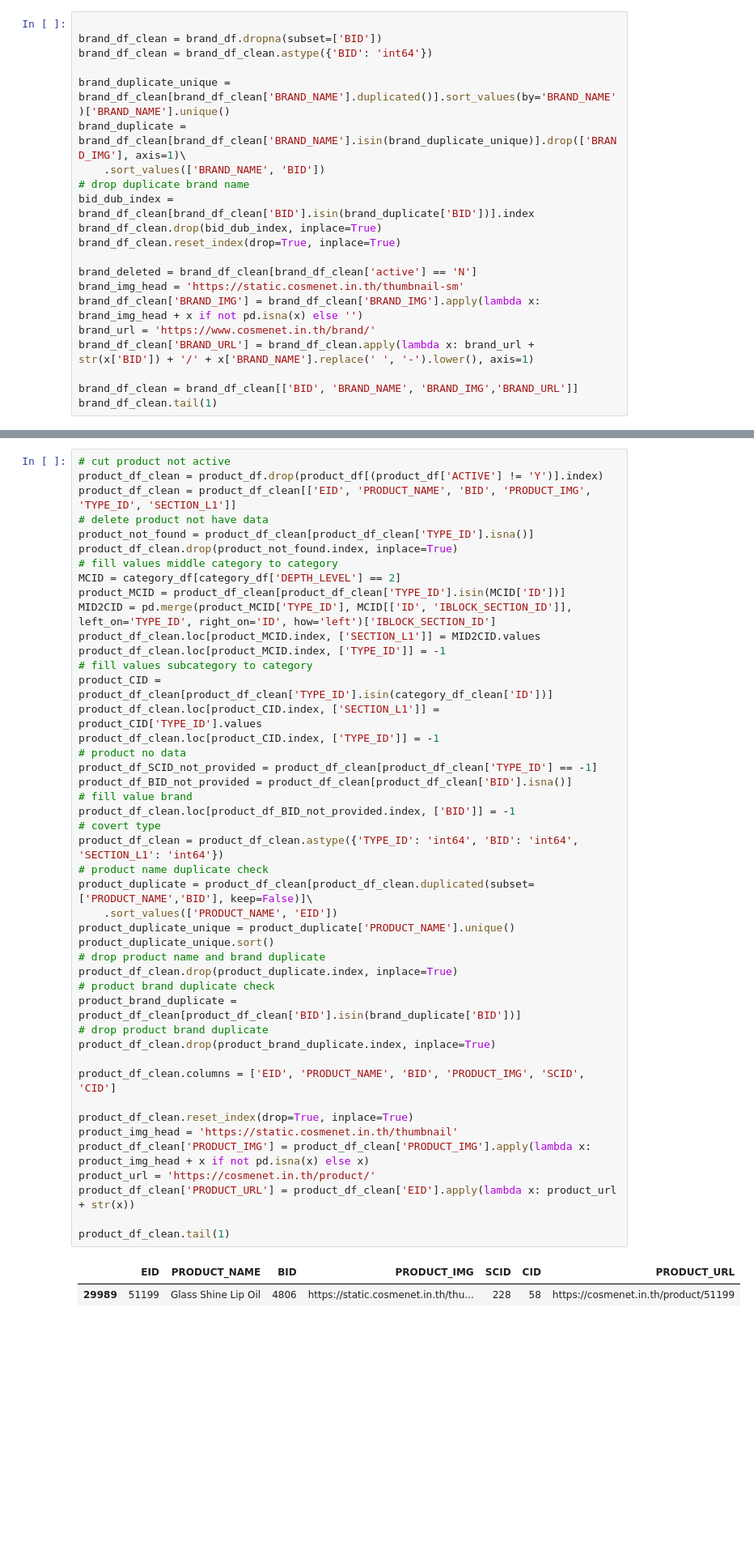
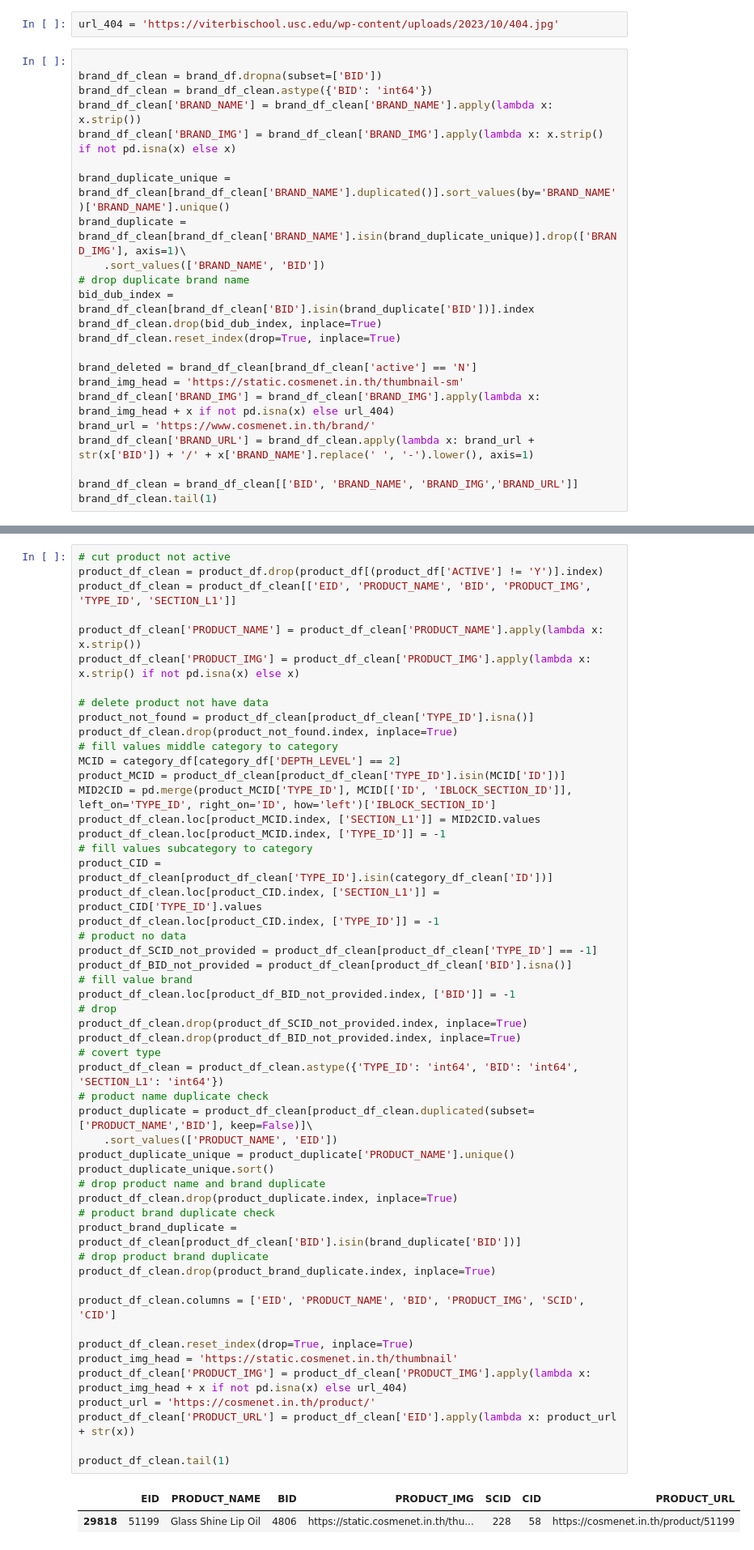
Before and after one commit to suthipongg/Similarity_model, a Jupyter notebook: push_real_data_scanner.ipynb, the cells around one changed output, grey strips where cells are left out. Shown at 81% size. Cells and saved outputs as stored; diff of their text form; blank space fills up the shorter version.

Commit message:
strip product name

```diff
--- a/push_real_data_scanner.ipynb
+++ b/push_real_data_scanner.ipynb
@@ -8,10 +8,14 @@ brand_df = pd.read_csv('db_cosmenet/production/view_b_brand.csv')
 category_df = pd.read_csv('db_cosmenet/uat/category.csv')
 product_df = pd.read_csv('db_cosmenet/production/view_b_product.csv')
 scan_df = pd.read_csv('/app/nfs_clientshare/Datasets/Cosmenet_uat_20231108/data_last_join_2023_12_18.csv')
+# %%
+url_404 = 'https://viterbischool.usc.edu/wp-content/uploads/2023/10/404.jpg'
 # %%
 
 brand_df_clean = brand_df.dropna(subset=['BID'])
 brand_df_clean = brand_df_clean.astype({'BID': 'int64'})
+brand_df_clean['BRAND_NAME'] = brand_df_clean['BRAND_NAME'].apply(lambda x: x.strip())
+brand_df_clean['BRAND_IMG'] = brand_df_clean['BRAND_IMG'].apply(lambda x: x.strip() if not pd.isna(x) else x)
 
 brand_duplicate_unique = brand_df_clean[brand_df_clean['BRAND_NAME'].duplicated()].sort_values(by='BRAND_NAME')['BRAND_NAME'].unique()
 brand_duplicate = brand_df_clean[brand_df_clean['BRAND_NAME'].isin(brand_duplicate_unique)].drop(['BRAND_IMG'], axis=1)\
@@ -23,7 +27,7 @@ brand_df_clean.reset_index(drop=True, inplace=True)
 
 brand_deleted = brand_df_clean[brand_df_clean['active'] == 'N']
 brand_img_head = 'https://static.cosmenet.in.th/thumbnail-sm'
-brand_df_clean['BRAND_IMG'] = brand_df_clean['BRAND_IMG'].apply(lambda x: brand_img_head + x if not pd.isna(x) else '')
+brand_df_clean['BRAND_IMG'] = brand_df_clean['BRAND_IMG'].apply(lambda x: brand_img_head + x if not pd.isna(x) else url_404)
 brand_url = 'https://www.cosmenet.in.th/brand/'
 brand_df_clean['BRAND_URL'] = brand_df_clean.apply(lambda x: brand_url + str(x['BID']) + '/' + x['BRAND_NAME'].replace(' ', '-').lower(), axis=1)
 
@@ -72,6 +76,10 @@ subcategory_df_clean.tail(1)
 # cut product not active
 product_df_clean = product_df.drop(product_df[(product_df['ACTIVE'] != 'Y')].index)
 product_df_clean = product_df_clean[['EID', 'PRODUCT_NAME', 'BID', 'PRODUCT_IMG', 'TYPE_ID', 'SECTION_L1']]
+
+product_df_clean['PRODUCT_NAME'] = product_df_clean['PRODUCT_NAME'].apply(lambda x: x.strip())
+product_df_clean['PRODUCT_IMG'] = product_df_clean['PRODUCT_IMG'].apply(lambda x: x.strip() if not pd.isna(x) else x)
+
 # delete product not have data
 product_not_found = product_df_clean[product_df_clean['TYPE_ID'].isna()]
 product_df_clean.drop(product_not_found.index, inplace=True)
@@ -87,32 +95,35 @@ product_df_clean.loc[product_CID.index, ['SECTION_L1']] = product_CID['TYPE_ID']
 product_df_clean.loc[product_CID.index, ['TYPE_ID']] = -1
 # product no data
 product_df_SCID_not_provided = product_df_clean[product_df_clean['TYPE_ID'] == -1]
 product_df_BID_not_provided = product_df_clean[product_df_clean['BID'].isna()]
 # fill value brand
 product_df_clean.loc[product_df_BID_not_provided.index, ['BID']] = -1
+# drop
+product_df_clean.drop(product_df_SCID_not_provided.index, inplace=True)
+product_df_clean.drop(product_df_BID_not_provided.index, inplace=True)
 # covert type
 product_df_clean = product_df_clean.astype({'TYPE_ID': 'int64', 'BID': 'int64', 'SECTION_L1': 'int64'})
 # product name duplicate check
 product_duplicate = product_df_clean[product_df_clean.duplicated(subset=['PRODUCT_NAME','BID'], keep=False)]\
     .sort_values(['PRODUCT_NAME', 'EID'])
 product_duplicate_unique = product_duplicate['PRODUCT_NAME'].unique()
 product_duplicate_unique.sort()
 # drop product name and brand duplicate
 product_df_clean.drop(product_duplicate.index, inplace=True)
 # product brand duplicate check
 product_brand_duplicate = product_df_clean[product_df_clean['BID'].isin(brand_duplicate['BID'])]
 # drop product brand duplicate
 product_df_clean.drop(product_brand_duplicate.index, inplace=True)
 
 product_df_clean.columns = ['EID', 'PRODUCT_NAME', 'BID', 'PRODUCT_IMG', 'SCID', 'CID']
 
 product_df_clean.reset_index(drop=True, inplace=True)
 product_img_head = 'https://static.cosmenet.in.th/thumbnail'
-product_df_clean['PRODUCT_IMG'] = product_df_clean['PRODUCT_IMG'].apply(lambda x: product_img_head + x if not pd.isna(x) else x)
+product_df_clean['PRODUCT_IMG'] = product_df_clean['PRODUCT_IMG'].apply(lambda x: product_img_head + x if not pd.isna(x) else url_404)
 product_url = 'https://cosmenet.in.th/product/'
 product_df_clean['PRODUCT_URL'] = product_df_clean['EID'].apply(lambda x: product_url + str(x))
 
 product_df_clean.tail(1)
 # %% [output]
 |  | EID | PRODUCT_NAME | BID | PRODUCT_IMG | SCID | CID | PRODUCT_URL |
-| 29989 | 51199 | Glass Shine Lip Oil | 4806 | https://static.cosmenet.in.th/thu... | 228 | 58 | https://cosmenet.in.th/product/51199 |
+| 29818 | 51199 | Glass Shine Lip Oil | 4806 | https://static.cosmenet.in.th/thu... | 228 | 58 | https://cosmenet.in.th/product/51199 |
```
Also changed, not shown: parts of 8 cells of this notebook.
